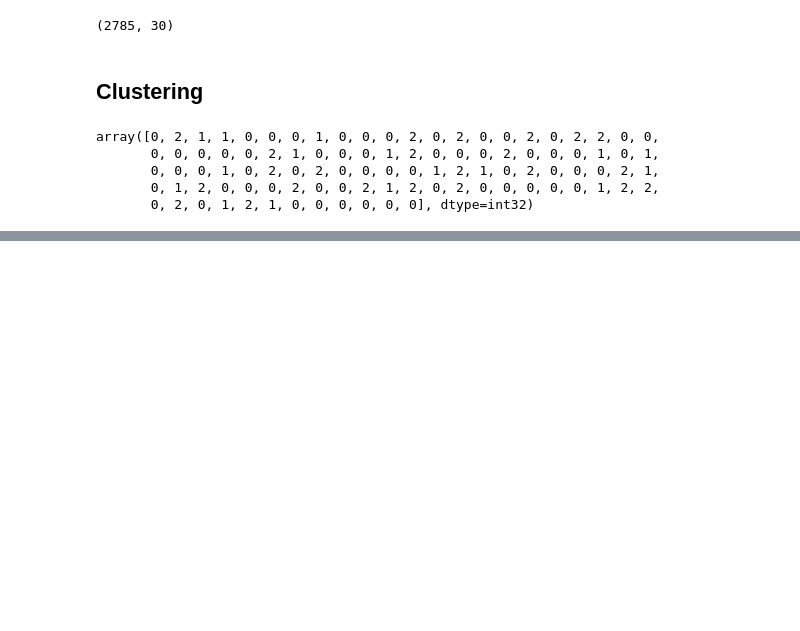
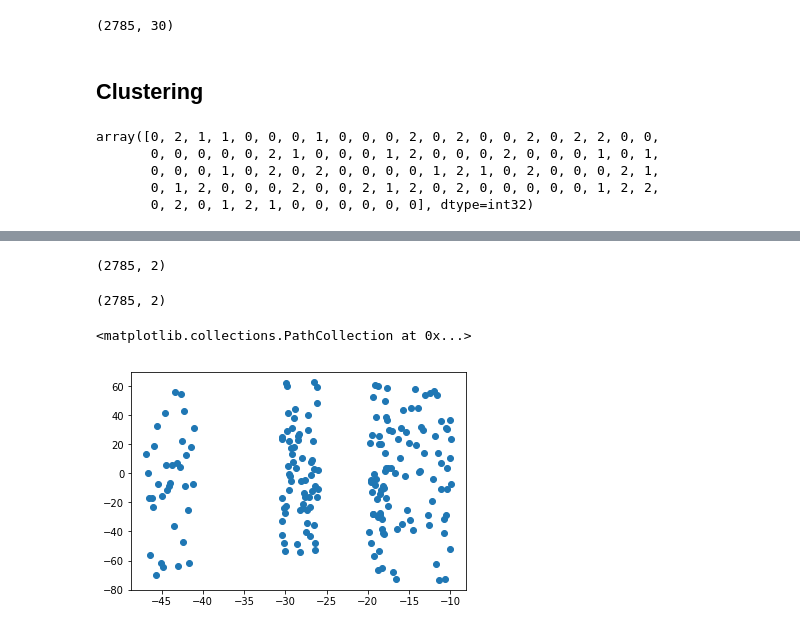
Before and after one commit to jordaninturrisi/Amazon_AWS_Research_Scientist_Challenge, a Jupyter notebook: Question2.ipynb, the cells around one changed output, grey strips where cells are left out. Saved outputs shown, nothing was run; the diff lists cells and outputs as text; code cells hidden in the pictures; blank space fills up the shorter version.

```diff
--- a/Question2.ipynb
+++ b/Question2.ipynb
@@ -114,0 +126,17 @@ plt.show()
+# %%
+from sklearn.manifold import TSNE
+counts_embedded = TSNE(n_components=2).fit_transform(counts)
+counts_embedded.shape
+# %% [output]
+(2785, 2)
+# %%
+from sklearn.manifold import TSNE
+video_id_embed = TSNE(n_components=2).fit_transform(video_id)
+video_id_embed.shape
+# %% [output]
+(2785, 2)
+# %%
+plt.scatter(video_id_embed[:100], counts_embedded[:100])
+# %% [output]
+<matplotlib.collections.PathCollection at 0x...>
+[figure, added]
```
Also changed, not shown: parts of 19 cells of this notebook.
